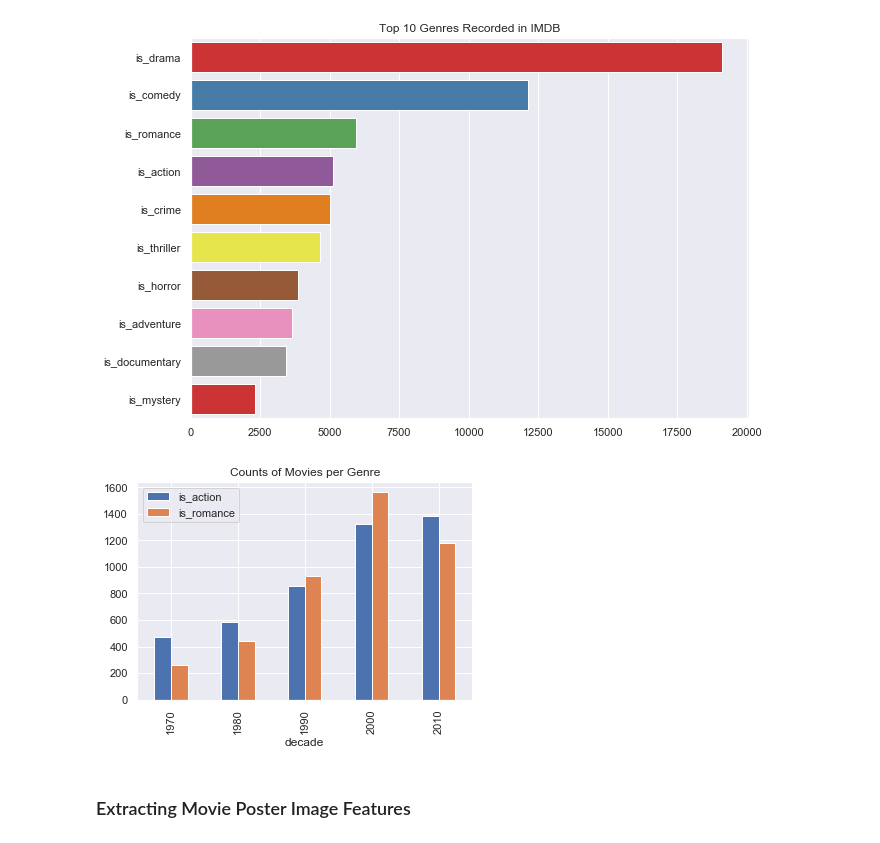
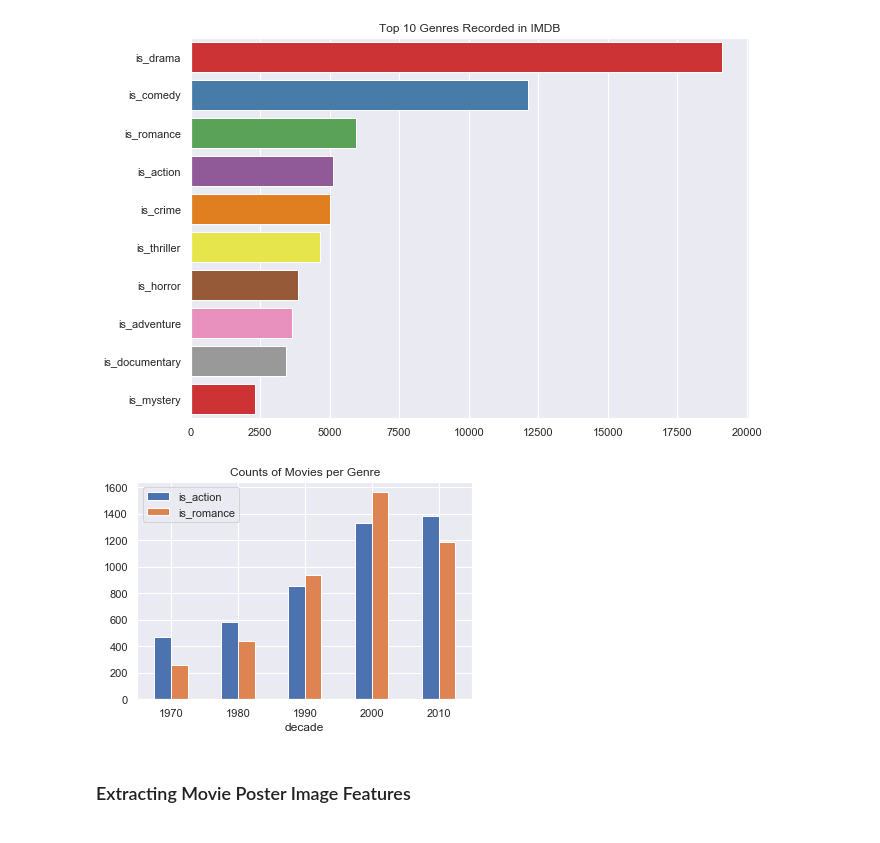
Before and after one commit to luismdiaz01/dsc160-midterm-group-14, a Jupyter notebook: etl.ipynb, the cells around one changed output. Saved outputs shown, nothing was run; the diff lists cells and outputs as text; code cells hidden in the pictures.

```diff
--- a/etl.ipynb
+++ b/etl.ipynb
@@ -139,10 +139,11 @@ genre_dec=genre_dec.groupby('decade').sum()[['is_action', 'is_romance']]
 genre_dec.index = pd.Series(genre_dec.index).apply(lambda x: str(int(x)))
 genre_dec = genre_dec.reset_index()
 # %%
-genre_dec.set_index('decade').plot(kind='bar').set_title('Counts of Movies per Genre');
+genre_dec.set_index('decade').plot(kind='bar').set_title('Counts of Movies per Genre')
+plt.xticks(rotation=0)
 plt.savefig('results/counts_of_movies_per_genre.jpg');
 # %% [output]
-[figure, old version]
+[figure, new version]
 # %% [markdown]
 ### Extracting Movie Poster Image Features
 # %%
```
Also changed, not shown: parts of 9 cells of this notebook, 3 other files.
